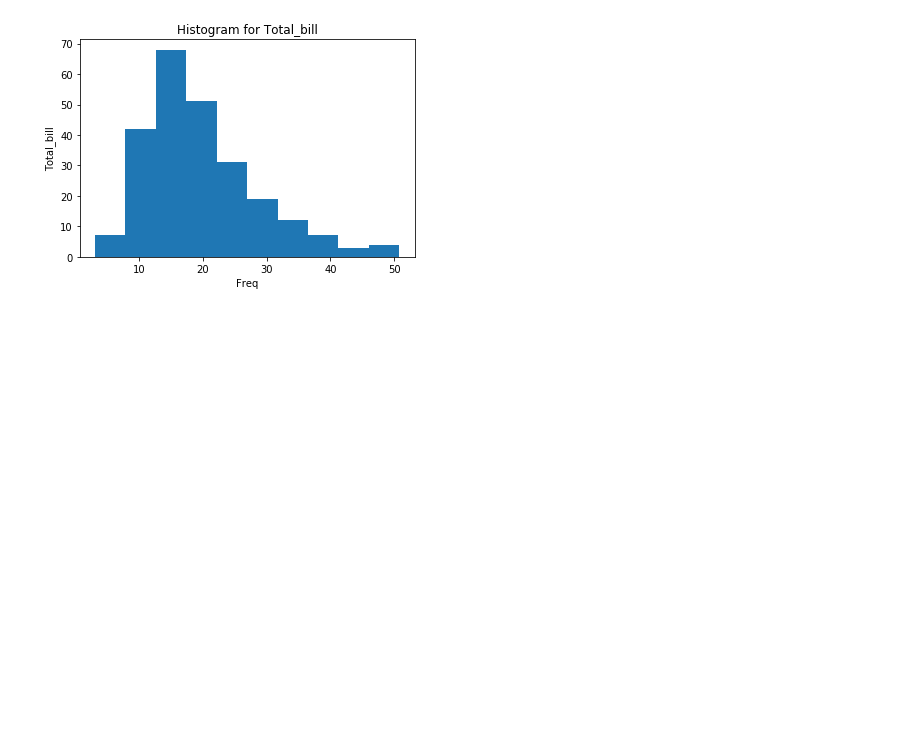
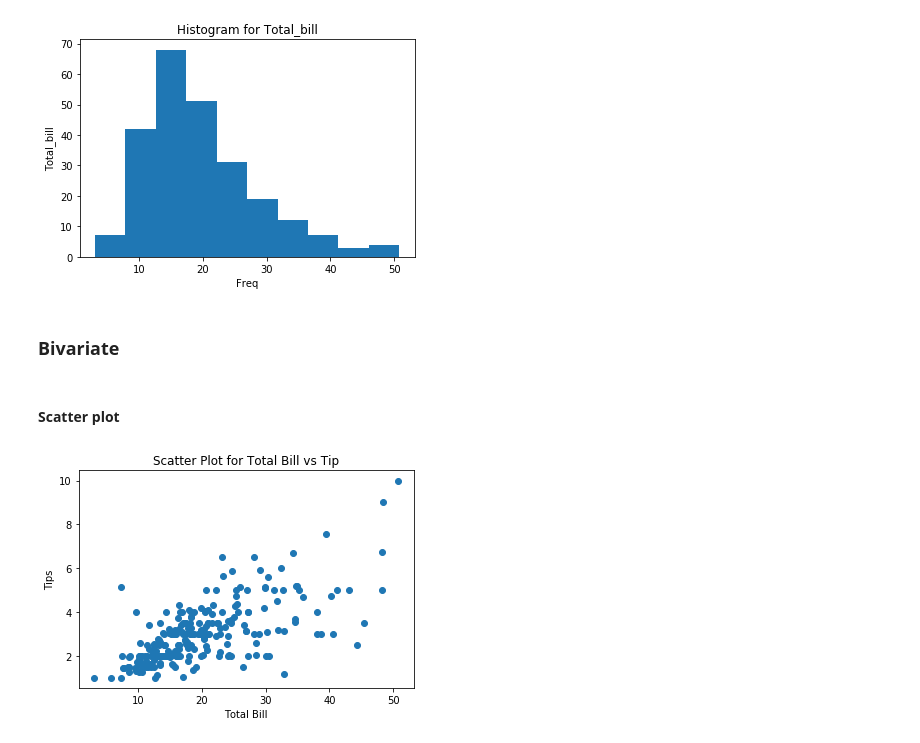
Before and after one commit to DeepikaSampangi/python_ds_pkgs, a Jupyter notebook: Pandas/Pandas - Plotting.ipynb, the cells around one changed output. Drawn from its saved outputs; the diff is of its cells as text; code cells hidden in the pictures; blank space fills up the shorter version.

Commit message:
Python matplotlib plotting

```diff
--- a/Pandas/Pandas - Plotting.ipynb
+++ b/Pandas/Pandas - Plotting.ipynb
@@ -102,3 +104,20 @@ axes1.set_ylabel('Total_bill')
 uni_fig.show()
 # %% [output]
 [figure]
+# %% [markdown]
+### Bivariate
+# %% [markdown]
+#### Scatter plot
+# %%
+scatter_plt = plt.figure()
+
+axes2 = scatter_plt.add_subplot(1,1,1)
+axes2.scatter(tips['total_bill'], tips['tip'])
+
+axes2.set_title('Scatter Plot for Total Bill vs Tip')
+axes2.set_xlabel('Total Bill')
+axes2.set_ylabel('Tips')
+
+scatter_plt.show()
+# %% [output]
+[figure, added]
```
Also changed, not shown: parts of 5 cells of this notebook.
